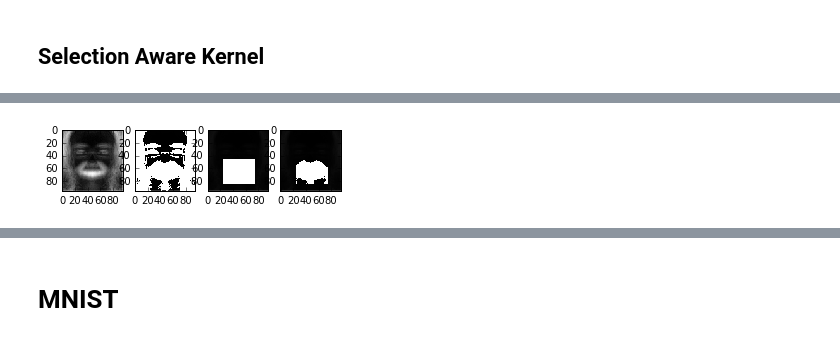
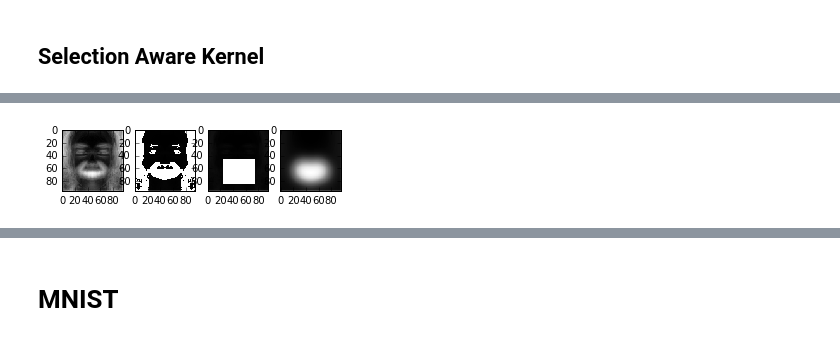
Before and after one commit to ehlemur-zz/BP, a Jupyter notebook: SOP Scratchpad.ipynb, the cells around one changed output, grey strips where cells are left out. Drawn from its saved outputs; the diff is of its cells as text; code cells hidden in the pictures.

```diff
--- a/SOP Scratchpad.ipynb
+++ b/SOP Scratchpad.ipynb
@@ -19,6 +19,8 @@ plt.rcParams['figure.figsize'] = (30.0, 30.0)
 ## Utility functions
 # %%
 def distort(A, scale):
+  if scale == 0:
+    return A
   return np.clip(A + np.random.normal(scale=scale, size=A.shape), 0, 1)
 # %%
 def plot_many(shape, n_cols, *imgs):
@@ -156,8 +161,8 @@ NEUTRAL_FACES_GLOB = 'faces/*a*'  # Select all the neutral faces
 SMILING_FACES_GLOB = 'faces/*b*'  # Select all the smiling faces
 
 FACES_SPLIT = 150
-FACES_REPEAT = 2
-FACES_DISTORTION = .05
+FACES_REPEAT = 1
+FACES_DISTORTION = 0# .05
 # %% [markdown]
 ## Load Faces
 # %%
@@ -185,10 +190,8 @@ smiling_training = np.append(smiling[:FACES_SPLIT], smiling[:FACES_SPLIT], axis=
 neutral_training = np.append(neutral_training, flip_faces(neutral_training), axis=0)
 smiling_training = np.append(smiling_training, flip_faces(smiling_training), axis=0)
 
-if FACES_REPEAT > 1:
-  neutral_training = normalize(distort(np.repeat(neutral_training, FACES_REPEAT, axis=0),
-                               FACES_DISTORTION))
-  smiling_training = normalize(np.repeat(smiling_training, FACES_REPEAT, axis=0))
+neutral_training = distort(np.repeat(neutral_training, FACES_REPEAT, axis=0), FACES_DISTORTION)
+smiling_training = np.repeat(smiling_training, FACES_REPEAT, axis=0)
 
 neutral_test = normalize(neutral[FACES_SPLIT:])# np.append(neutral[SPLIT_1:], smiling[SPLIT_1:], axis=0)
 smiling_test = normalize(smiling[FACES_SPLIT:])# np.append(smiling[SPLIT_1:], smiling[SPLIT_1:], axis=0)
@@ -276,16 +337,21 @@ indices_selected = list(indices_selected)
 # %%
 A = std.copy()
 A[std_selection] = 2
 B = std.copy()
 B[rect_selection] = 2
 C = std.copy()
 C[indices_selected] = 2
 
+C2 = C.reshape(FACES_SHAPE)
+import scipy.ndimage
+C2 = scipy.ndimage.filters.gaussian_filter(C2, 10)
+C2 = C2.flatten()
+
 plt.rcParams['figure.figsize'] = (5.0, 5.0)
-plot_many(FACES_SHAPE, 4, std, A, B, C)
+plot_many(FACES_SHAPE, 4, std, A, B, C2)
 plt.rcParams['figure.figsize'] = (30.0, 30.0)
 # %% [output]
-[figure, old version]
+[figure, new version]
 # %%
 class SelectionAware:
   def __init__(self, selection=set(), alpha=.98):
```
Also changed, not shown: parts of 15 cells of this notebook.
